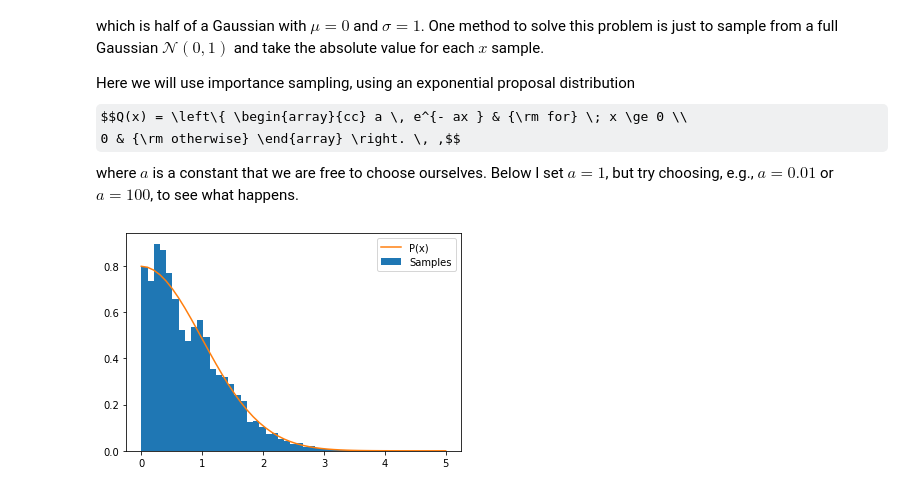
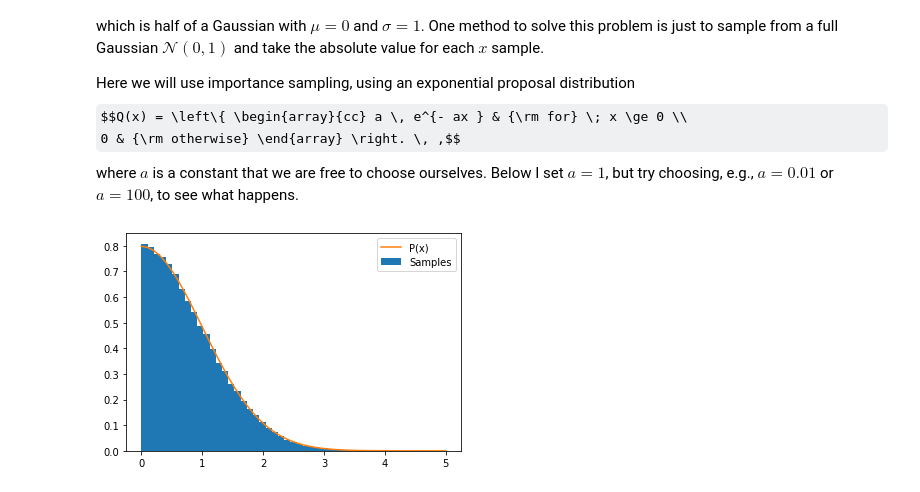
Before and after one commit to PHYS-2030-Computational-Methods/Lecture-notes, a Jupyter notebook: Lesson 4 - Importance sampling.ipynb, the cells around one changed output. Saved outputs shown, nothing was run; the diff lists cells and outputs as text; code cells hidden in the pictures; some formulas as TeX source.

```diff
--- a/Lesson 4 - Importance sampling.ipynb
+++ b/Lesson 4 - Importance sampling.ipynb
@@ -254,31 +254,31 @@ $$Q(x) = \left\{ \begin{array}{cc} a \, e^{- ax } & {\rm for} \; x \ge 0 \\
 where $a$ is a constant that we are free to choose ourselves. Below I set $a=1$, but try choosing, e.g., $a=0.01$ or $a=100$, to see what happens.
 # %%
 num = 10**5
-a = 0.01
+a = 1
 
 def P(x):
     return np.sqrt(2/np.pi)*np.exp(-0.5*x**2)
 
 def Q(x):
     return a*np.exp(-a*x)
 
 def sample_x_from_Q(num):
     r = np.random.rand(num)
     x = -1/a * np.log(1-r)
     return x
 
 x_samples = sample_x_from_Q(num)
 w = P(x_samples)/Q(x_samples)
 
 # define bins explicitly
 bins = np.linspace(0,5)
 
 plt.hist(x_samples,weights=w,density=True,bins=bins,label='Samples')
 
 x = np.linspace(0,5)
 plt.plot(x,P(x),label='P(x)')
 
 plt.legend()
 plt.show()
 # %% [output]
-[figure, old version]
+[figure, new version]
```
Also changed, not shown: parts of 2 cells of this notebook.
